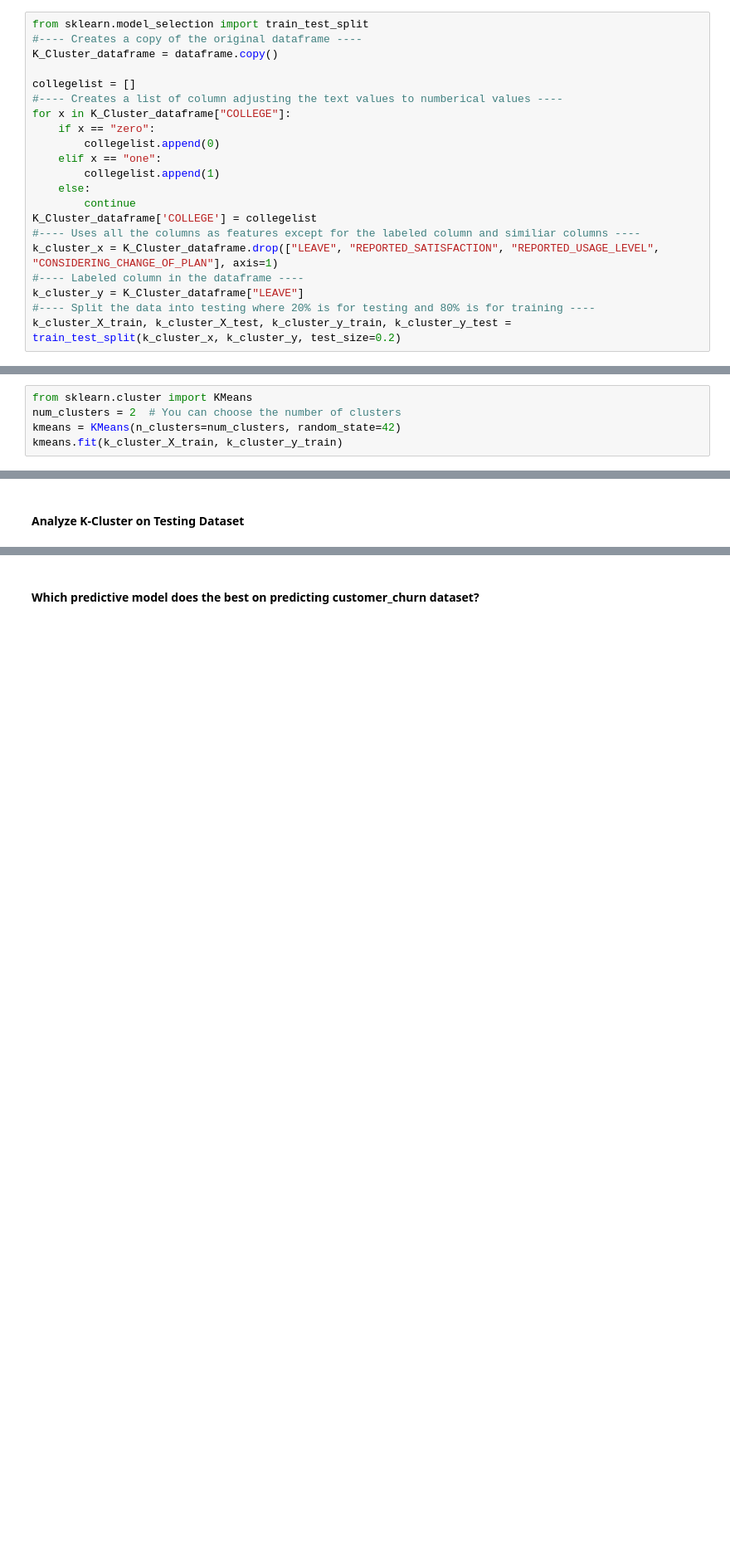
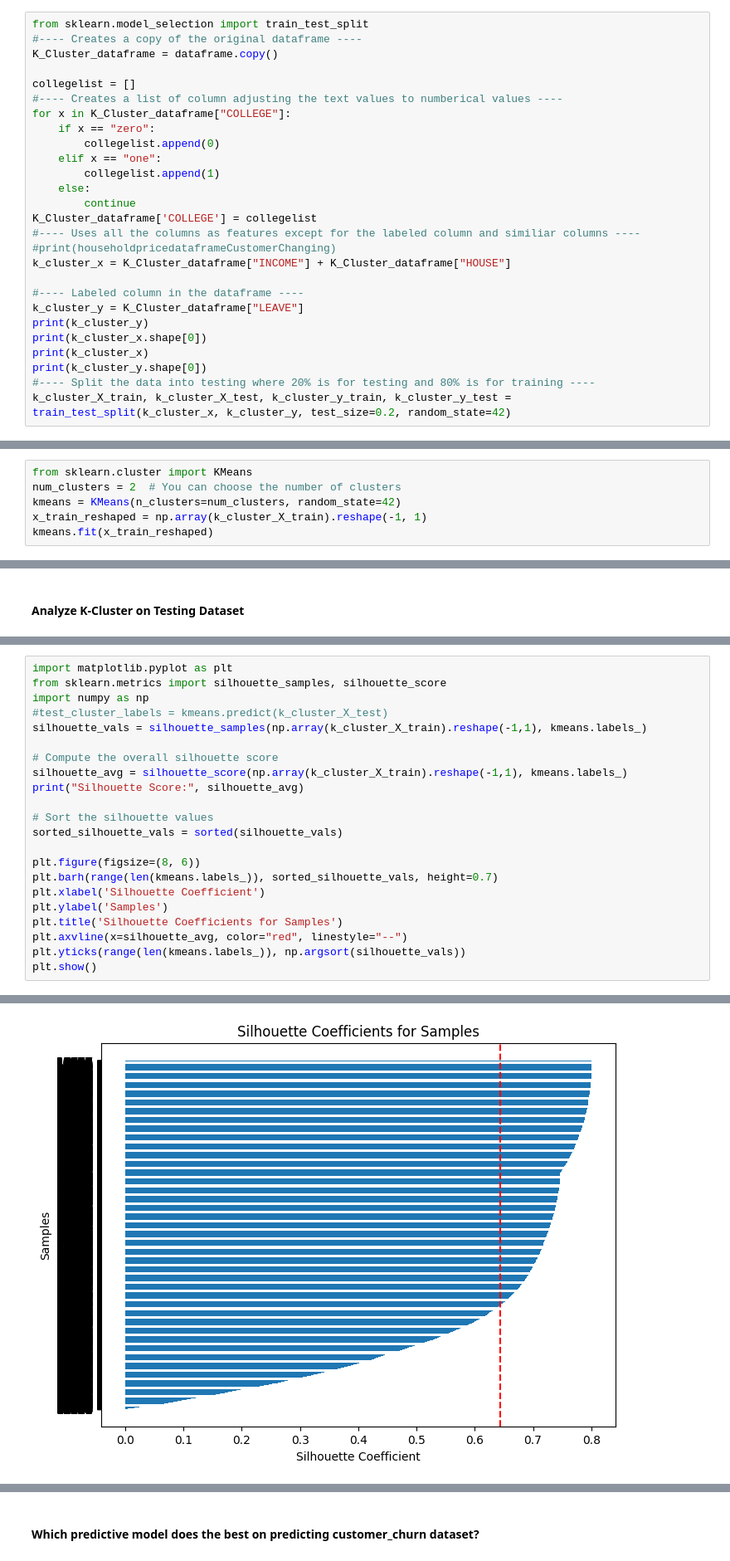
Before and after one commit to wyang8123/TIM-147, a Jupyter notebook: Assignment 4/Assignment4.ipynb, the cells around one changed output, grey strips where cells are left out. Shown at 83% size. Saved outputs shown, nothing was run; the diff lists cells and outputs as text; blank space fills up the shorter version.

```diff
--- a/Assignment 4/Assignment4.ipynb
+++ b/Assignment 4/Assignment4.ipynb
@@ -326,8 +326,14 @@ for x in K_Cluster_dataframe["COLLEGE"]:
         continue
 K_Cluster_dataframe['COLLEGE'] = collegelist
 #---- Uses all the columns as features except for the labeled column and similiar columns ----
-k_cluster_x = K_Cluster_dataframe.drop(["LEAVE", "REPORTED_SATISFACTION", "REPORTED_USAGE_LEVEL", "CONSIDERING_CHANGE_OF_PLAN"], axis=1)
+#print(householdpricedataframeCustomerChanging)
+k_cluster_x = K_Cluster_dataframe["INCOME"] + K_Cluster_dataframe["HOUSE"]
+
 #---- Labeled column in the dataframe ----
 k_cluster_y = K_Cluster_dataframe["LEAVE"]
+print(k_cluster_y)
+print(k_cluster_x.shape[0])
+print(k_cluster_x)
+print(k_cluster_y.shape[0])
 #---- Split the data into testing where 20% is for testing and 80% is for training ----
-k_cluster_X_train, k_cluster_X_test, k_cluster_y_train, k_cluster_y_test = train_test_split(k_cluster_x, k_cluster_y, test_size=0.2)
+k_cluster_X_train, k_cluster_X_test, k_cluster_y_train, k_cluster_y_test = train_test_split(k_cluster_x, k_cluster_y, test_size=0.2, random_state=42)
@@ -337,5 +361,6 @@ k_cluster_X_train, k_cluster_X_test, k_cluster_y_train, k_cluster_y_test = train
 from sklearn.cluster import KMeans
 num_clusters = 2  # You can choose the number of clusters
 kmeans = KMeans(n_clusters=num_clusters, random_state=42)
-kmeans.fit(k_cluster_X_train, k_cluster_y_train)
+x_train_reshaped = np.array(k_cluster_X_train).reshape(-1, 1)
+kmeans.fit(x_train_reshaped)
 # %% [output]
@@ -350,0 +370,23 @@ silhouette_avg:  0.5635715483643094
+# %%
+import matplotlib.pyplot as plt
+from sklearn.metrics import silhouette_samples, silhouette_score
+import numpy as np
+#test_cluster_labels = kmeans.predict(k_cluster_X_test)
+silhouette_vals = silhouette_samples(np.array(k_cluster_X_train).reshape(-1,1), kmeans.labels_)
+
+# Compute the overall silhouette score
+silhouette_avg = silhouette_score(np.array(k_cluster_X_train).reshape(-1,1), kmeans.labels_)
+print("Silhouette Score:", silhouette_avg)
+
+# Sort the silhouette values
+sorted_silhouette_vals = sorted(silhouette_vals)
+
+plt.figure(figsize=(8, 6))
+plt.barh(range(len(kmeans.labels_)), sorted_silhouette_vals, height=0.7)
+plt.xlabel('Silhouette Coefficient')
+plt.ylabel('Samples')
+plt.title('Silhouette Coefficients for Samples')
+plt.axvline(x=silhouette_avg, color="red", linestyle="--")
+plt.yticks(range(len(kmeans.labels_)), np.argsort(silhouette_vals))
+plt.show()
+# %% [output]
@@ -351 +394,2 @@ silhouette_avg:  0.5635715483643094
+[figure, added]
 # %% [markdown]
```
Also changed, not shown: parts of 5 cells of this notebook.
